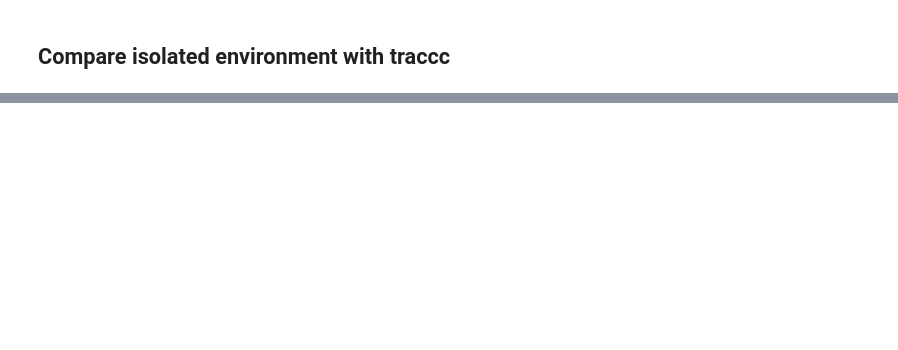
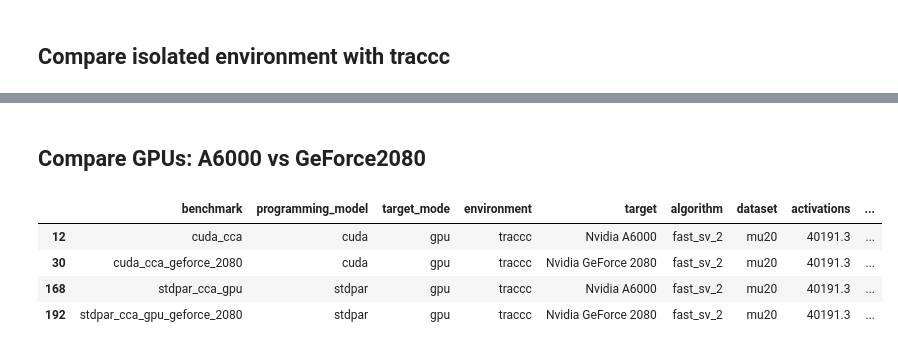
Before and after one commit to ugGit/stdpar-benchmark-analysis, a Jupyter notebook: analysis.ipynb, the cells around one changed output, grey strips where cells are left out. Saved outputs shown, nothing was run; the diff lists cells and outputs as text; code cells hidden in the pictures; blank space fills up the shorter version.

```diff
--- a/analysis.ipynb
+++ b/analysis.ipynb
@@ -259,0 +273,11 @@ plot_df(df=sv_algos,
+# %% [markdown]
+## Compare GPUs: A6000 vs GeForce2080
+# %%
+gpu_comparison = df[fast_sv_two_mask & traccc_mask & gpu_mask]
+preview_df(gpu_comparison)
+# %% [output]
+|  | benchmark | programming_model | target_mode | environment | target | algorithm | dataset | activations | ... |
+| 12 | cuda_cca | cuda | gpu | traccc | Nvidia A6000 | fast_sv_2 | mu20 | 40191.3 | ... |
+| 30 | cuda_cca_geforce_2080 | cuda | gpu | traccc | Nvidia GeForce 2080 | fast_sv_2 | mu20 | 40191.3 | ... |
+| 168 | stdpar_cca_gpu | stdpar | gpu | traccc | Nvidia A6000 | fast_sv_2 | mu20 | 40191.3 | ... |
+| 192 | stdpar_cca_gpu_geforce_2080 | stdpar | gpu | traccc | Nvidia GeForce 2080 | fast_sv_2 | mu20 | 40191.3 | ... |
```
Also changed, not shown: parts of 32 cells of this notebook, 1 other file.
